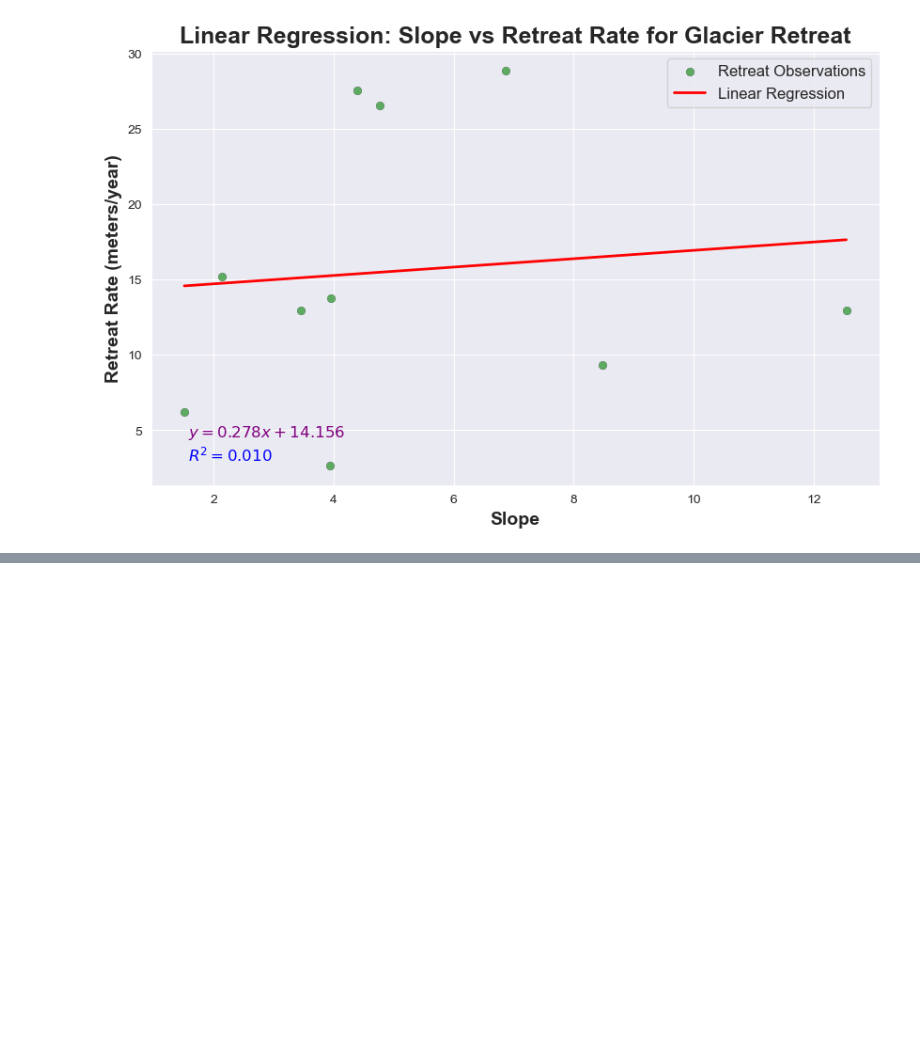
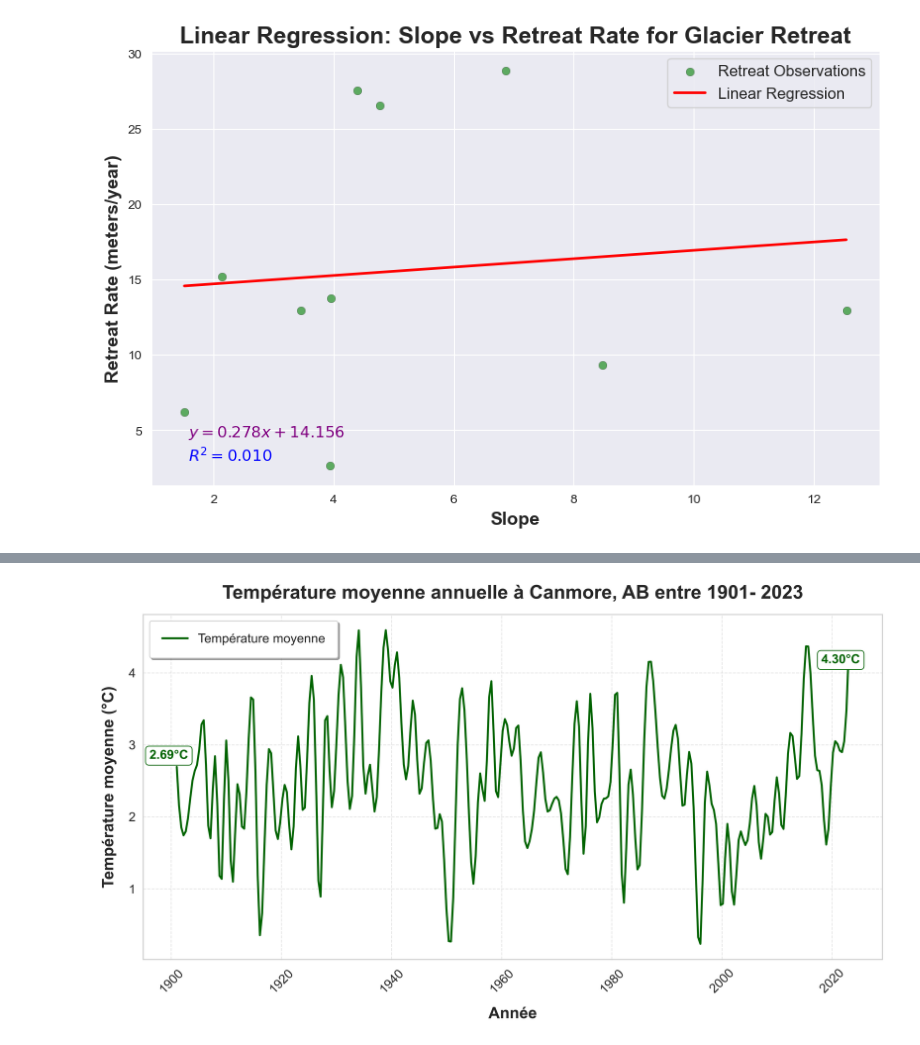
Before and after one commit to tofunori/Ouest, a Jupyter notebook: Retrait glacier/retrait_athabasca.ipynb, the cells around one changed output, grey strips where cells are left out. Cells and saved outputs as stored; diff of their text form; code cells hidden in the pictures; blank space fills up the shorter version.

```diff
--- a/Retrait glacier/retrait_athabasca.ipynb
+++ b/Retrait glacier/retrait_athabasca.ipynb
@@ -182,0 +247,60 @@ Notes:
+# %%
+import pandas as pd
+import seaborn as sns
+import matplotlib.pyplot as plt
+import numpy as np
+from scipy.interpolate import make_interp_spline
+
+# Charger le fichier CSV téléchargé
+new_file_path = r'D:\Downloads\T025R10W5-ATA-1901-01-01_2024-08-31-PID114547315.csv'
+new_data = pd.read_csv(new_file_path, encoding='latin1')
+
+# Convertir la colonne 'Date' en format datetime
+new_data['Date'] = pd.to_datetime(new_data['Date'], format='%Y')
+
+# Convertir la colonne 'Date' en format numérique pour l'interpolation
+new_data['Year'] = new_data['Date'].dt.year
+
+# Définir le style pour seaborn
+sns.set(style='whitegrid')
+
+# Créer une interpolation pour lisser la courbe
+x = new_data['Year']
+y = new_data['Air Temp. Avg. (°C)']
+
+# Générer des points supplémentaires pour lisser la courbe
+x_smooth = np.linspace(x.min(), x.max(), 300)
+spline = make_interp_spline(x, y, k=3)
+y_smooth = spline(x_smooth)
+
+# Tracer la température moyenne au fil du temps en utilisant seaborn
+plt.figure(figsize=(14, 8), dpi=300)
+plt.plot(x_smooth, y_smooth, color='darkgreen', linewidth=2.5)
+
+# Améliorer l'apparence du graphique
+plt.xlabel('Année', fontsize=20, fontweight='bold', labelpad=15)
+plt.ylabel('Température moyenne (°C)', fontsize=20, fontweight='bold', labelpad=15)
+plt.title('Température moyenne annuelle à Canmore, AB entre 1901- 2023', fontsize=24, fontweight='bold', pad=20)
+plt.grid(True, linestyle='--', alpha=0.5)
+
+# Ajouter des personnalisations pour un rendu soigné
+plt.xticks(fontsize=16, rotation=45)
+plt.yticks(fontsize=16)
+plt.tight_layout()
+
+# Ajouter des annotations pour les points de début et de fin pour plus de contexte
+plt.annotate(f"{y.iloc[0]:.2f}°C",
+             (x.iloc[0], y.iloc[0]),
+             textcoords="offset points", xytext=(-10,10), ha='center', fontsize=16, color='darkgreen', fontweight='bold', bbox=dict(boxstyle='round,pad=0.3', edgecolor='darkgreen', facecolor='white'))
+
+plt.annotate(f"{y.iloc[-1]:.2f}°C",
+             (x.iloc[-1], y.iloc[-1]),
+             textcoords="offset points", xytext=(-10,-15), ha='center', fontsize=16, color='darkgreen', fontweight='bold', bbox=dict(boxstyle='round,pad=0.3', edgecolor='darkgreen', facecolor='white'))
+
+# Ajouter une légende pour plus d'informations
+plt.legend(['Température moyenne'], loc='upper left', fontsize=16, frameon=True, fancybox=True, framealpha=1, shadow=True, borderpad=1)
+
+# Afficher le graphique
+plt.show()
+# %% [output]
+[figure, added]
```
Also changed, not shown: parts of 2 cells of this notebook, 4 other files.
